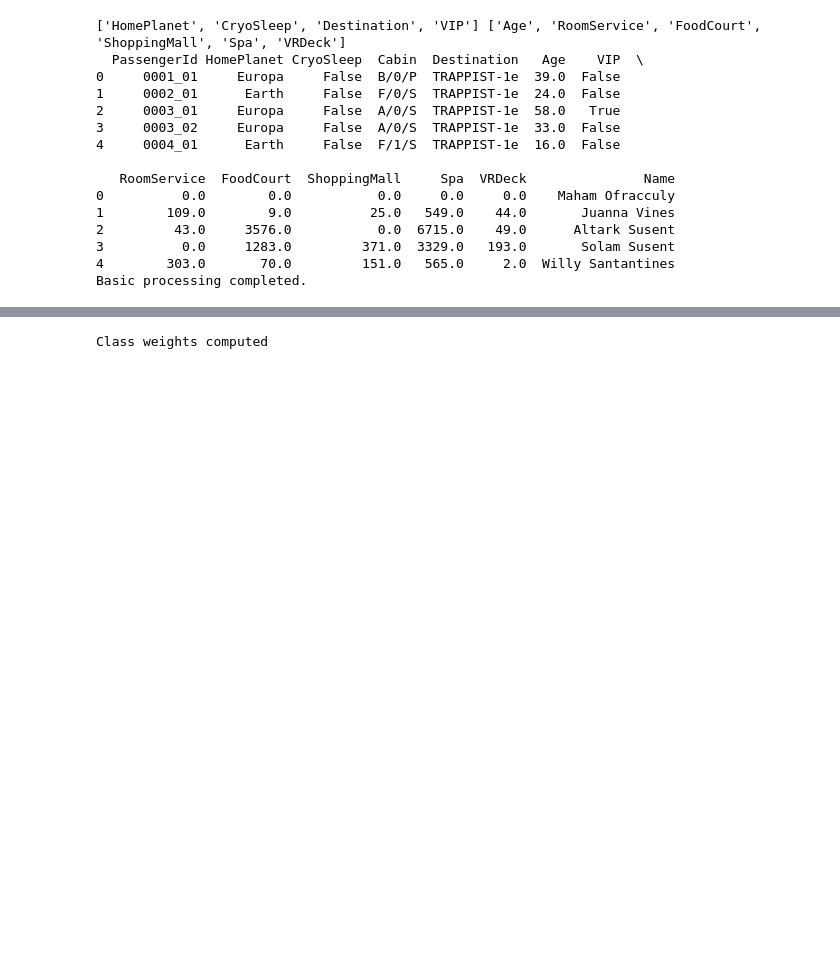
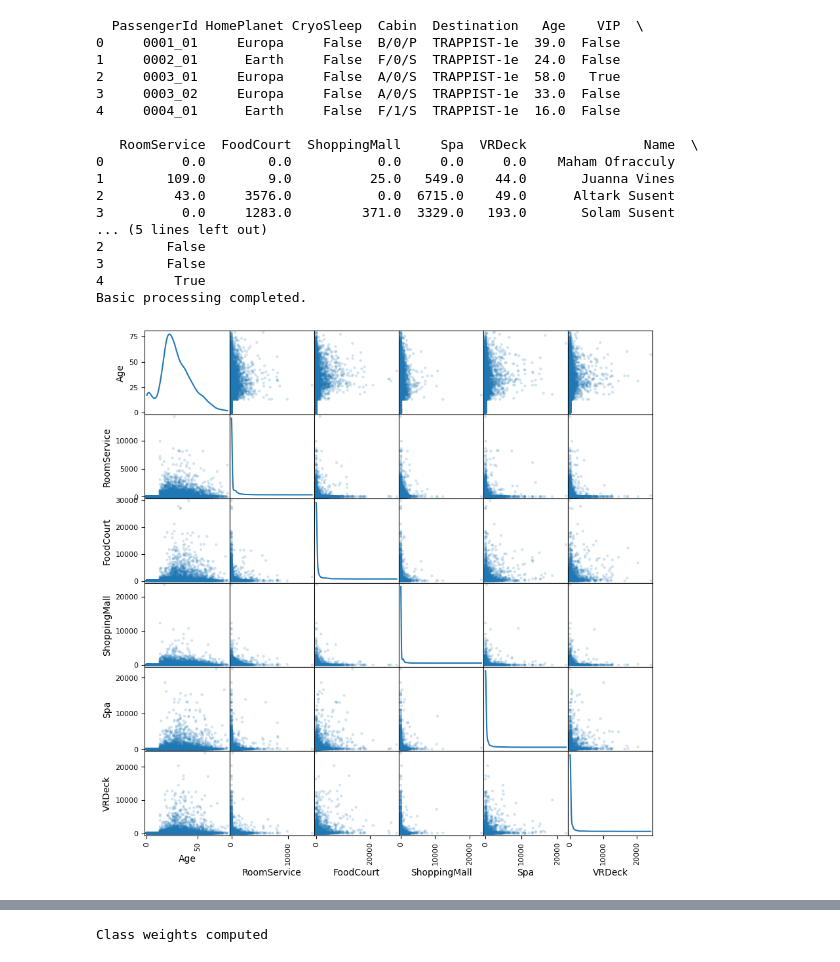
Before and after one commit to SiL3nTL00p/kaggle_models, a Jupyter notebook: space_titanic_problem/space_titanic_problem.ipynb, the cells around one changed output, grey strips where cells are left out. Cells and saved outputs as stored; diff of their text form; code cells hidden in the pictures; blank space fills up the shorter version.

```diff
--- a/space_titanic_problem/space_titanic_problem.ipynb
+++ b/space_titanic_problem/space_titanic_problem.ipynb
@@ -26,36 +26,39 @@ from sklearn.impute import SimpleImputer
 # %%
 def load_data():
     train_data = pd.read_csv('train.csv')
     return train_data
 
 train_data = load_data()
+print(train_data.head())
 training_data = train_data.drop(columns=["Transported"])
 target_label = train_data["Transported"]
 target_attributes = ["Transported"]
 
 num_attributes = training_data.select_dtypes(include=[np.number]).columns.tolist()
 cat_attributes = training_data.select_dtypes(exclude=[np.number]).columns.tolist()
-items_to_remove = ["PassengerId", "Name", "Cabin"]
+items_to_remove = ["PassengerId", "Name", "Cabin","CryoSleep","VIP"]
 new_cat_attributes = [ x for x in cat_attributes if x not in items_to_remove]
-print(new_cat_attributes,num_attributes)
+bool_attributes = ["CryoSleep", "VIP"]
 
-# scat_matrix = scatter_matrix(training_data,figsize=(10,10),grid=True, diagonal='kde', alpha=0.2)
-# raining_data.hist(figsize=(10,10), grid=True, bins=20, alpha=0.5)
-print(training_data.head())
+scat_matrix = scatter_matrix(training_data,figsize=(10,10),grid=True, diagonal='kde', alpha=0.2)
+training_data.hist(figsize=(10,10), grid=True, bins=20, alpha=0.5)
 print("Basic processing completed.")
 # %% [output]
-['HomePlanet', 'CryoSleep', 'Destination', 'VIP'] ['Age', 'RoomService', 'FoodCourt', 'ShoppingMall', 'Spa', 'VRDeck']
   PassengerId HomePlanet CryoSleep  Cabin  Destination   Age    VIP  \
 0     0001_01     Europa     False  B/0/P  TRAPPIST-1e  39.0  False
 1     0002_01      Earth     False  F/0/S  TRAPPIST-1e  24.0  False
 2     0003_01     Europa     False  A/0/S  TRAPPIST-1e  58.0   True
 3     0003_02     Europa     False  A/0/S  TRAPPIST-1e  33.0  False
 4     0004_01      Earth     False  F/1/S  TRAPPIST-1e  16.0  False
 
-   RoomService  FoodCourt  ShoppingMall     Spa  VRDeck               Name
+   RoomService  FoodCourt  ShoppingMall     Spa  VRDeck               Name  \
 0          0.0        0.0           0.0     0.0     0.0    Maham Ofracculy
 1        109.0        9.0          25.0   549.0    44.0       Juanna Vines
 2         43.0     3576.0           0.0  6715.0    49.0      Altark Susent
 3          0.0     1283.0         371.0  3329.0   193.0       Solam Susent
-4        303.0       70.0         151.0   565.0     2.0  Willy Santantines
+... (5 lines left out)
+2        False
+3        False
+4         True
 Basic processing completed.
+[figure, added]
```
Also changed, not shown: parts of 6 cells of this notebook.
